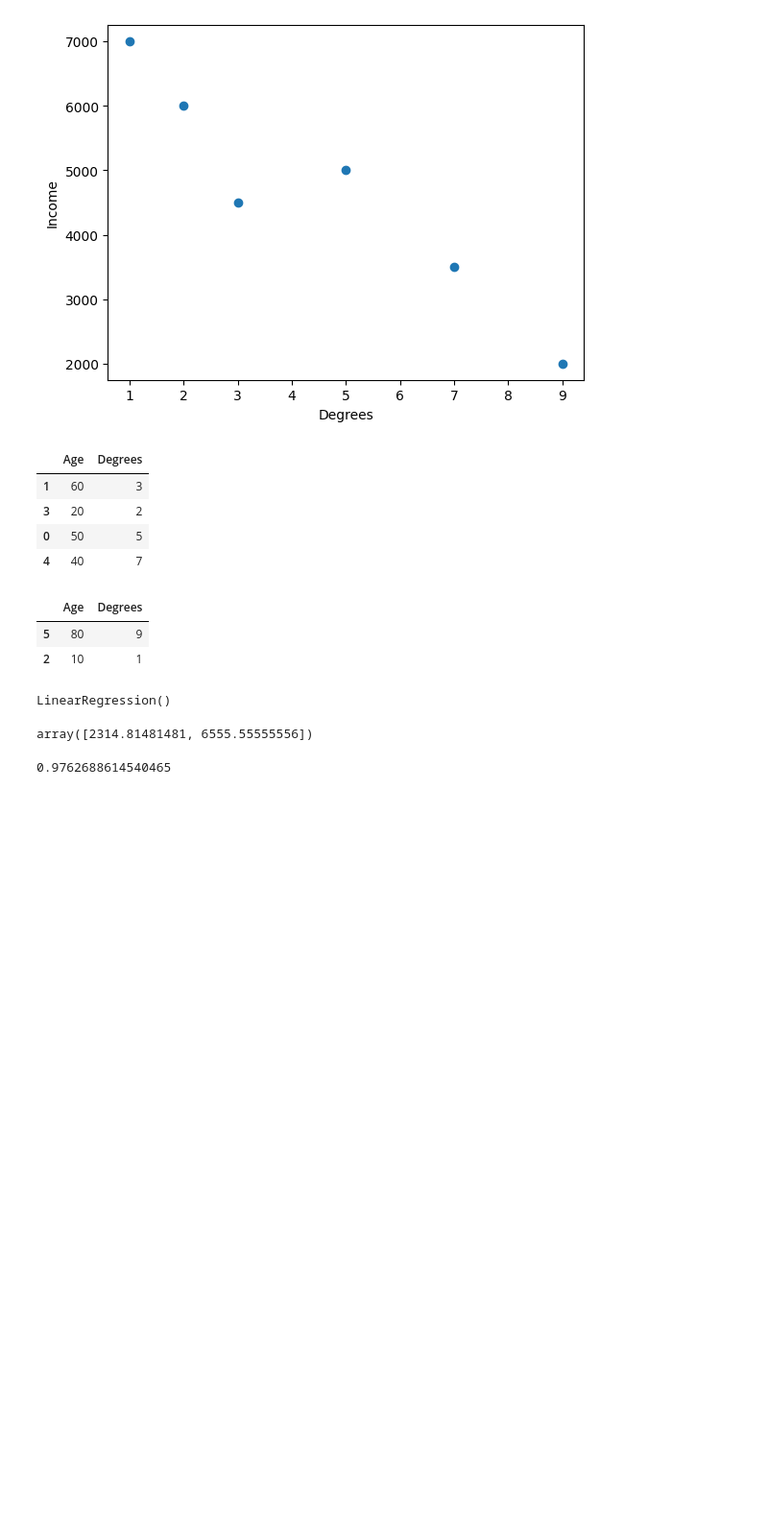
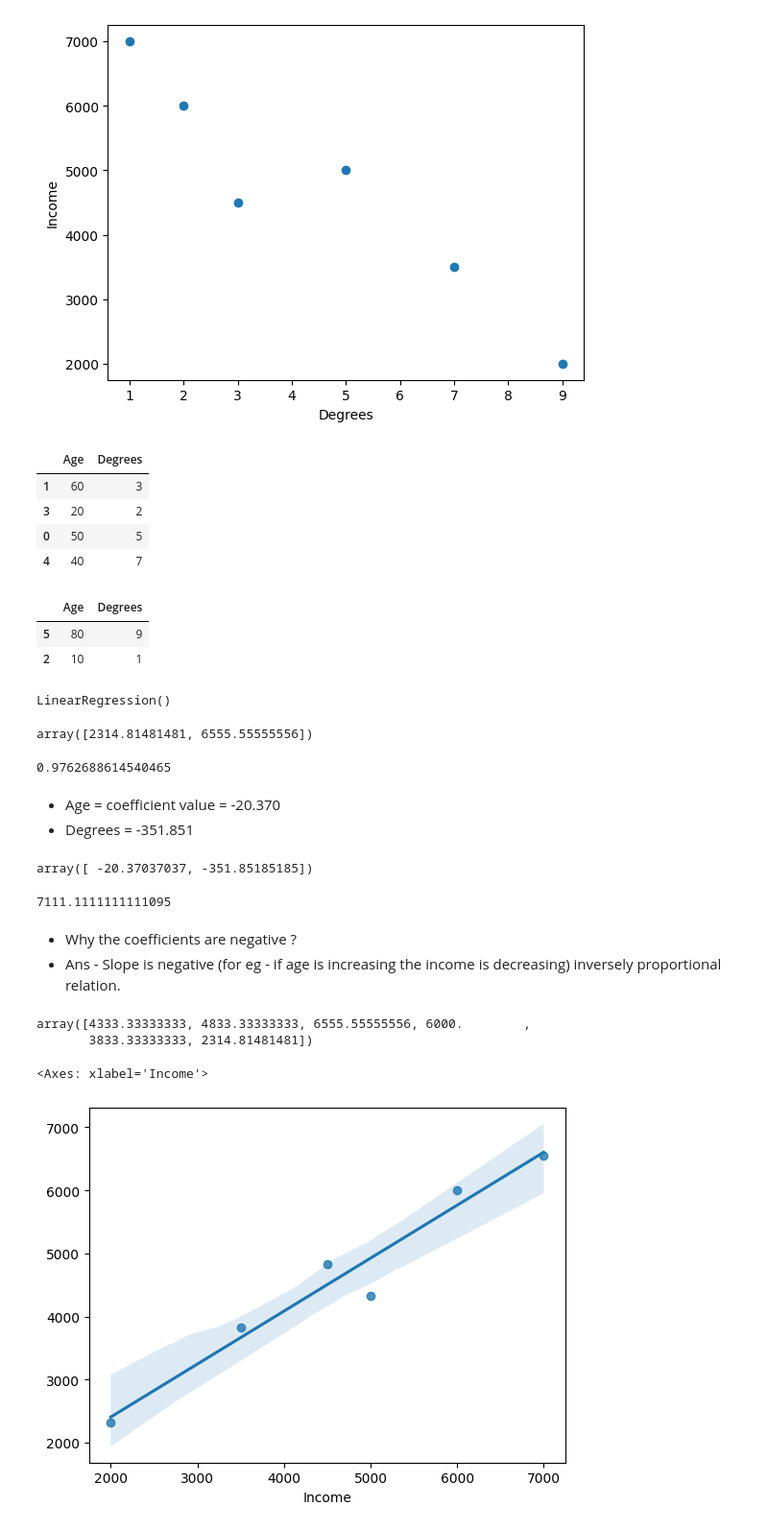
Before and after one commit to Aryanmartinian/Data-Science-AI-Ecosystem, a Jupyter notebook: Multiple_Linear_Regression.ipynb, the cells around one changed output. Shown at 96% size. Saved outputs shown, nothing was run; the diff lists cells and outputs as text; code cells hidden in the pictures; blank space fills up the shorter version.

```diff
--- a/Multiple_Linear_Regression.ipynb
+++ b/Multiple_Linear_Regression.ipynb
@@ -60,3 +60,29 @@ array([2314.81481481, 6555.55555556])
 clf.score(X_test,Y_test) # score methods internally use predict method and then compare the outputs with Y_test and give the accuracy
 # %% [output]
 0.9762688614540465
+# %% [markdown]
+- Age = coefficient value = -20.370
+- Degrees = -351.851
+# %%
+clf.coef_ # The amount of coefficient weight of the features
+# %% [output]
+array([ -20.37037037, -351.85185185])
+# %%
+clf.intercept_
+# %% [output]
+7111.1111111111095
+# %% [markdown]
+- Why the coefficients are negative ?
+- Ans - Slope is negative (for eg - if age is increasing the income is decreasing) inversely proportional relation.
+# %%
+y_pred = clf.predict(x)
+y_pred
+# %% [output]
+array([4333.33333333, 4833.33333333, 6555.55555556, 6000.        ,
+       3833.33333333, 2314.81481481])
+# %%
+import seaborn as sns
+sns.regplot(x=y,y=y_pred) # x is actual income values and y has prediction values
+# %% [output]
+<Axes: xlabel='Income'>
+[figure, added]
```
